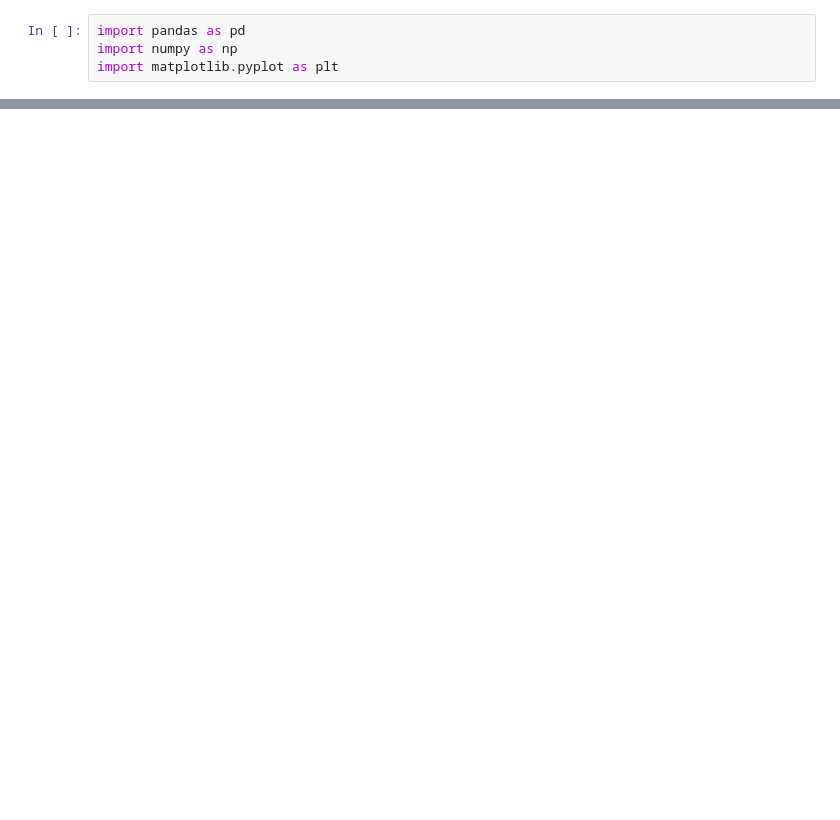
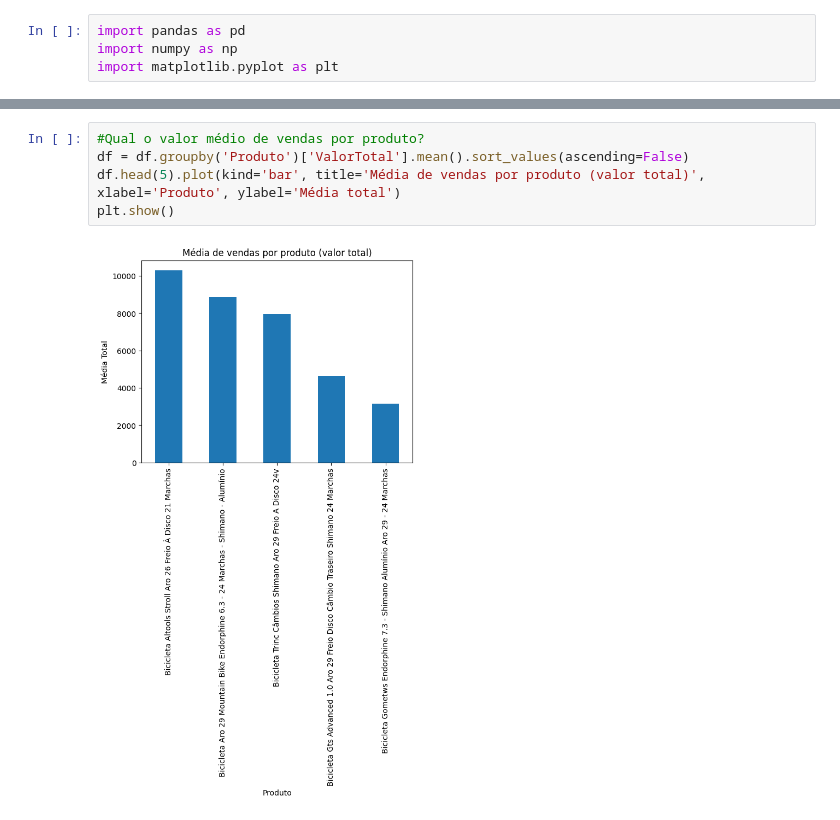
Before and after one commit to jcostaa1/analysis-client, a Jupyter notebook: analytic_graphs.ipynb, the cells around one changed output, grey strips where cells are left out. Drawn from its saved outputs; the diff is of its cells as text; blank space fills up the shorter version.

```diff
--- a/analytic_graphs.ipynb
+++ b/analytic_graphs.ipynb
@@ -74,0 +33,7 @@ plt.show()
+# %%
+#Qual o valor médio de vendas por produto?
+df = df.groupby('Produto')['ValorTotal'].mean().sort_values(ascending=False)
+df.head(5).plot(kind='bar', title='Média de vendas por produto (valor total)', xlabel='Produto', ylabel='Média total')
+plt.show()
+# %% [output]
+[figure, added]
```
Also changed, not shown: parts of 39 cells of this notebook.
